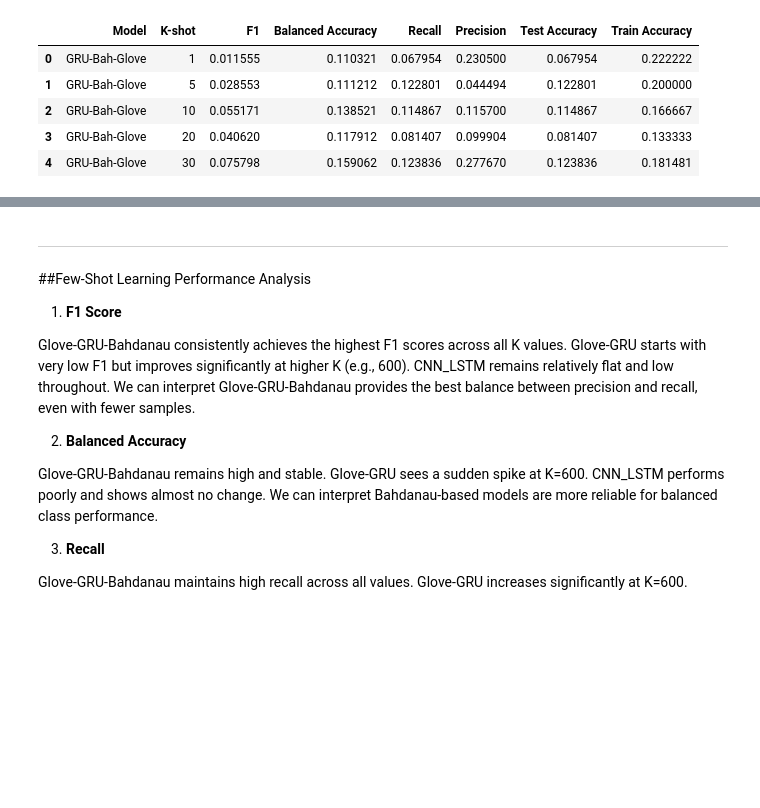
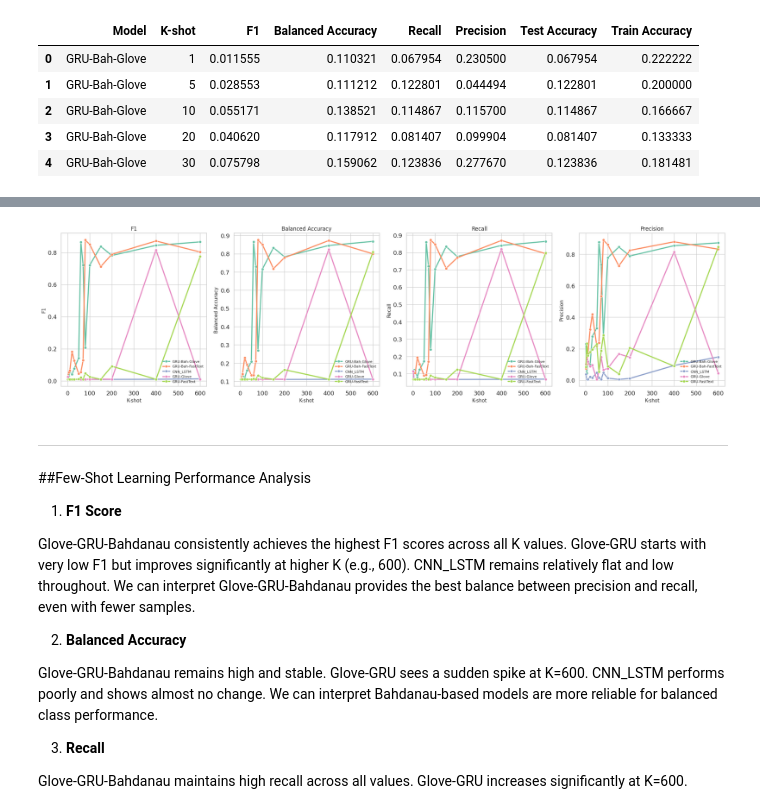
Before and after one commit to etoMvom/masterThesis, a Jupyter notebook: code/multi-class/notebooks/Multi_Class_Few_Shot_Training.ipynb, the cells around one changed output, grey strips where cells are left out. Saved outputs shown, nothing was run; the diff lists cells and outputs as text; code cells hidden in the pictures; blank space fills up the shorter version.

```diff
--- a/code/multi-class/notebooks/Multi_Class_Few_Shot_Training.ipynb
+++ b/code/multi-class/notebooks/Multi_Class_Few_Shot_Training.ipynb
@@ -1018,3 +1105,50 @@ plt.show()
+# %%
+def plot_max_metrics(model_metrics, k_values):
+    sns.set(style="whitegrid", font_scale=1.2)
+    palette = sns.color_palette("Set2")
+
+    # Reformat the data for seaborn
+    all_data = []
+    for model_name, metrics in model_metrics.items():
+        for i, k in enumerate(k_values):
+            all_data.append({
+                "K-shot": k,
+                "Model": model_name,
+                "F1": metrics["test_f1s"][i][-1] if isinstance(metrics["test_f1s"][i], list) else metrics["test_f1s"][i],
+                "Balanced Accuracy": metrics["test_balanced_accs"][i][-1] if isinstance(metrics["test_balanced_accs"][i], list) else metrics["test_balanced_accs"][i],
+                "Recall": metrics["test_recalls"][i][-1] if isinstance(metrics["test_recalls"][i], list) else metrics["test_recalls"][i],
+                "Precision": metrics["test_precisions"][i][-1] if isinstance(metrics["test_precisions"][i], list) else metrics["test_precisions"][i],
+            })
+
+    df = pd.DataFrame(all_data)
+
+    fig, axes = plt.subplots(1, 4, figsize=(22, 6), sharex=True)
+
+    metric_names = ["F1", "Balanced Accuracy", "Recall", "Precision"]
+    for i, metric in enumerate(metric_names):
+        sns.lineplot(
+            data=df,
+            x="K-shot",
+            y=metric,
+            hue="Model",
+            ax=axes[i],
+            palette=palette,
+            linewidth=2.5,
+            marker="o",
+            markersize=6
+        )
+        axes[i].set_title(metric, fontsize=12)
+        axes[i].set_xlabel("K-shot", fontsize=11)
+        axes[i].set_ylabel(metric, fontsize=11)
+        axes[i].legend(title=None, loc="lower right", frameon=False, fontsize=8)
+        axes[i].grid(True)
+
+    plt.tight_layout()
+    plt.show()
+# %%
+plot_max_metrics(model_metrics, k_values)
+# %% [output]
+[figure, added]
 # %% [markdown]
 ---
 ##Few-Shot Learning Performance Analysis
```
Also changed, not shown: parts of 11 cells of this notebook.
